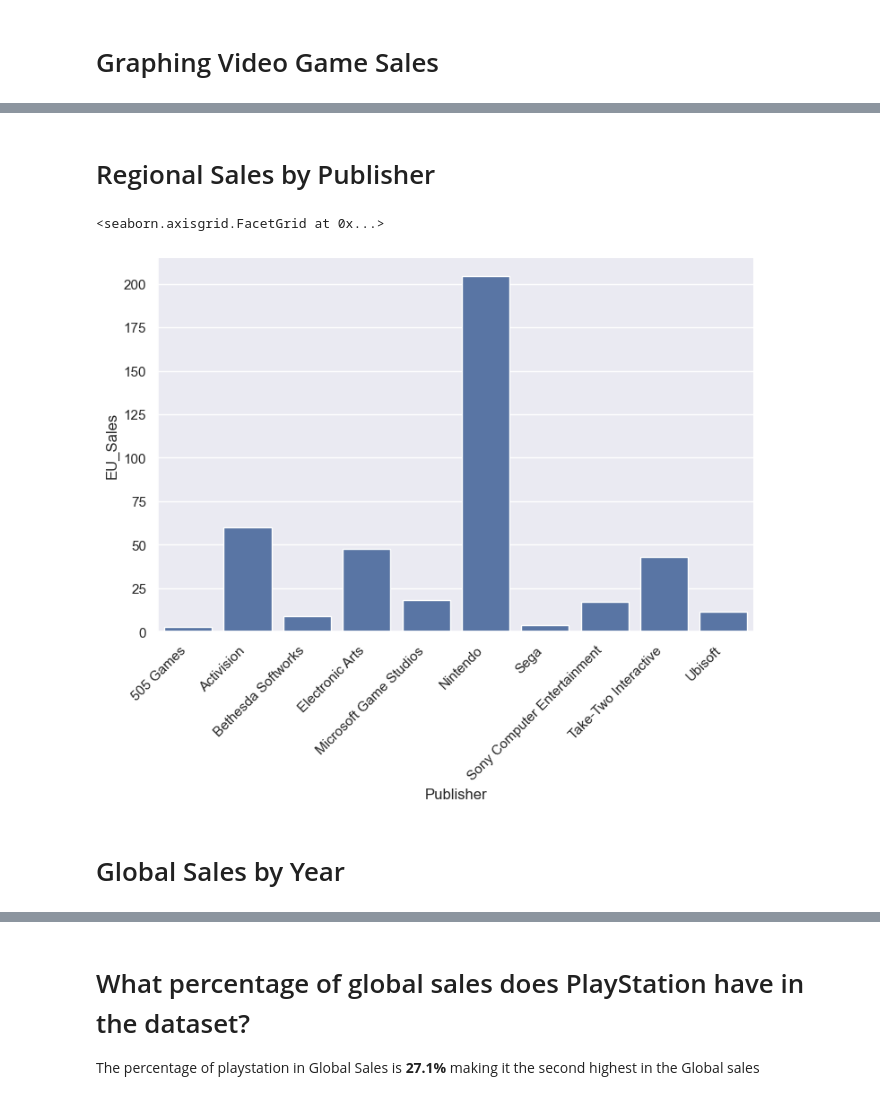
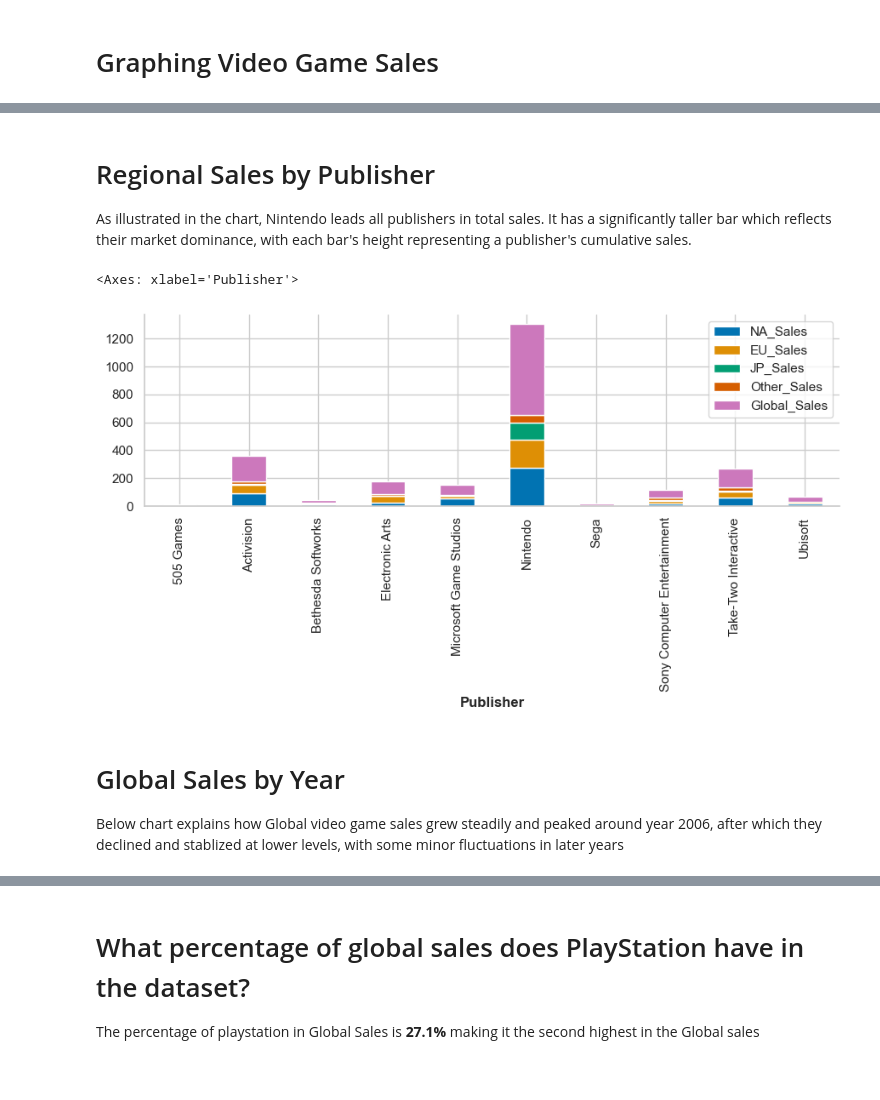
Before and after one commit to Shadrachanwhere/Project-6, a Jupyter notebook: Video Game Sales.ipynb, the cells around one changed output, grey strips where cells are left out. Cells and saved outputs as stored; diff of their text form; code cells hidden in the pictures.

```diff
--- a/Video Game Sales.ipynb
+++ b/Video Game Sales.ipynb
@@ -5,6 +5,18 @@ import pandas as pd
 import seaborn as sns
 import matplotlib.pyplot as plt
 # %%
-sns.set_theme()
+sns.set_theme(
+    style='whitegrid',
+    palette='colorblind',
+    font='sans-serif',
+    rc={
+        "axes.spines.top": False,
+        "axes.spines.right": False,
+        "axes.labelweight": "bold",
+        "axes.titleweight": "bold",
+        "axes.titlesize": 14,
+        "figure.autolayout": True
+    }
+)
 # %%
 games = pd.read_csv('top100videogamesales.csv')
@@ -40,13 +57,15 @@ dtypes: float64(5), int64(2), object(4)
 memory usage: 8.7+ KB
 # %% [markdown]
 # Regional Sales by Publisher
+As illustrated in the chart, Nintendo leads all publishers in total sales. It has a  significantly taller bar which  reflects their market dominance, with each bar's height representing a publisher's cumulative sales.
 # %%
-regional_sales = games.groupby('Publisher')['EU_Sales'].sum().reset_index()
-sales_plot = sns.catplot(kind='bar', data=regional_sales, x= 'Publisher', y='EU_Sales', height = 5, aspect=1.5)
-sales_plot.set_xticklabels(rotation=45, horizontalalignment='right')
+regional_sales = games.groupby('Publisher')[['NA_Sales', 'EU_Sales', 'JP_Sales','Other_Sales', 'Global_Sales']].sum()
+regional_sales.plot(kind='bar', stacked='True', figsize=(9,5))
 # %% [output]
-<seaborn.axisgrid.FacetGrid at 0x...>
+<Axes: xlabel='Publisher'>
-[figure, old version]
+[figure, new version]
 # %% [markdown]
 # Global Sales by Year
+Below chart explains how Global video game sales grew steadily and peaked around year 2006, after which
+they declined and stablized at lower levels, with some minor fluctuations in later years
 # %%
```
Also changed, not shown: parts of 17 cells of this notebook.
